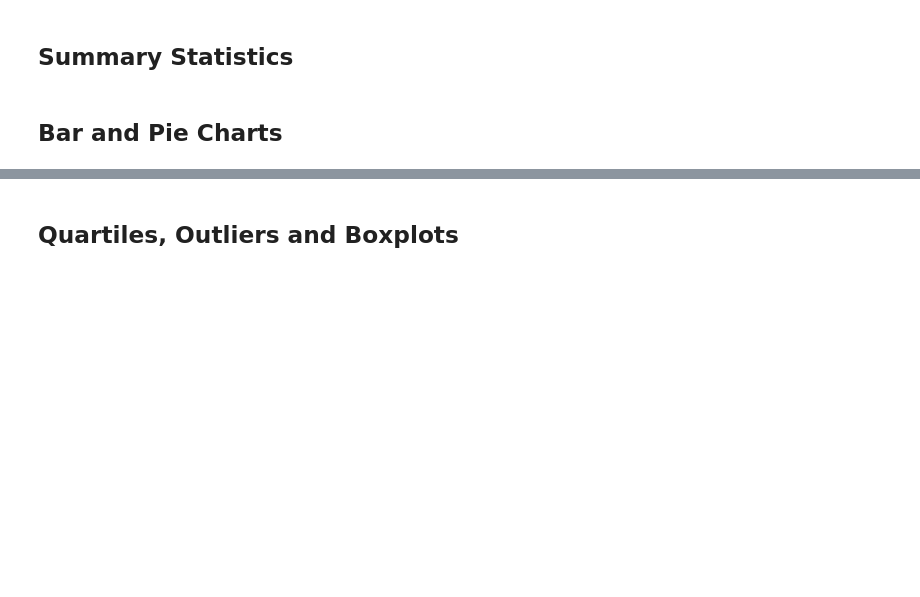
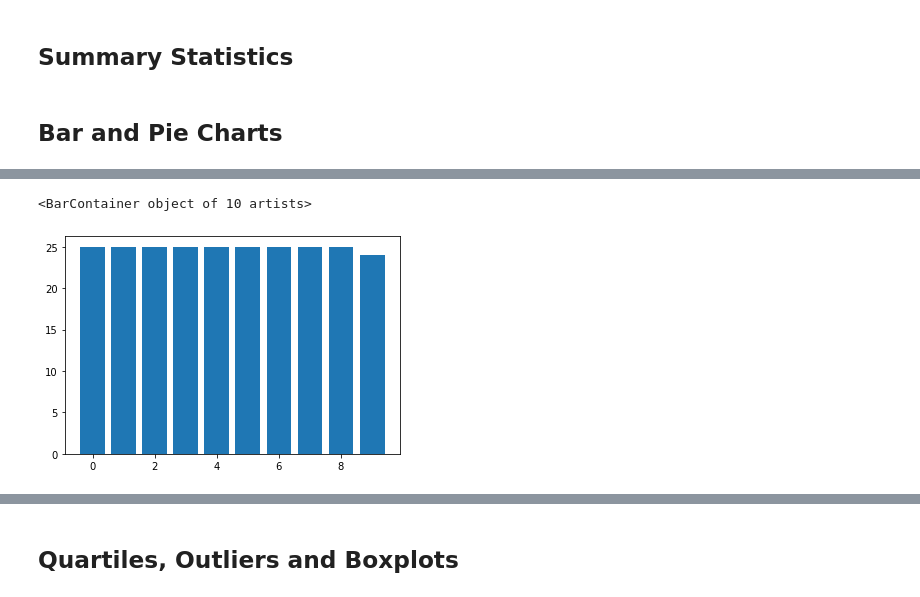
Before and after one commit to simoncastellanos9/matplotlib-challenge, a Jupyter notebook: pymaceuticals.ipynb, the cells around one changed output, grey strips where cells are left out. Cells and saved outputs as stored; diff of their text form; code cells hidden in the pictures; blank space fills up the shorter version.

```diff
--- a/pymaceuticals.ipynb
+++ b/pymaceuticals.ipynb
@@ -109,4 +123,10 @@ drug_chart = drug_regimen.plot(kind='bar',title ='Mice by Drugs')
 # %%
 # Generate a bar plot showing the total number of unique mice tested on each drug regimen using pyplot.
+x_axis=np.arange(len(drug_regimen))
+tick_location = [value for value in x_axis]
+plt.bar(x_axis,drug_regimen['Drug Regimen'])
+# %% [output]
+<BarContainer object of 10 artists>
+[figure, added]
 # %%
 # Generate a pie plot showing the distribution of female versus male mice using pandas
```
Also changed, not shown: parts of 4 cells of this notebook.
